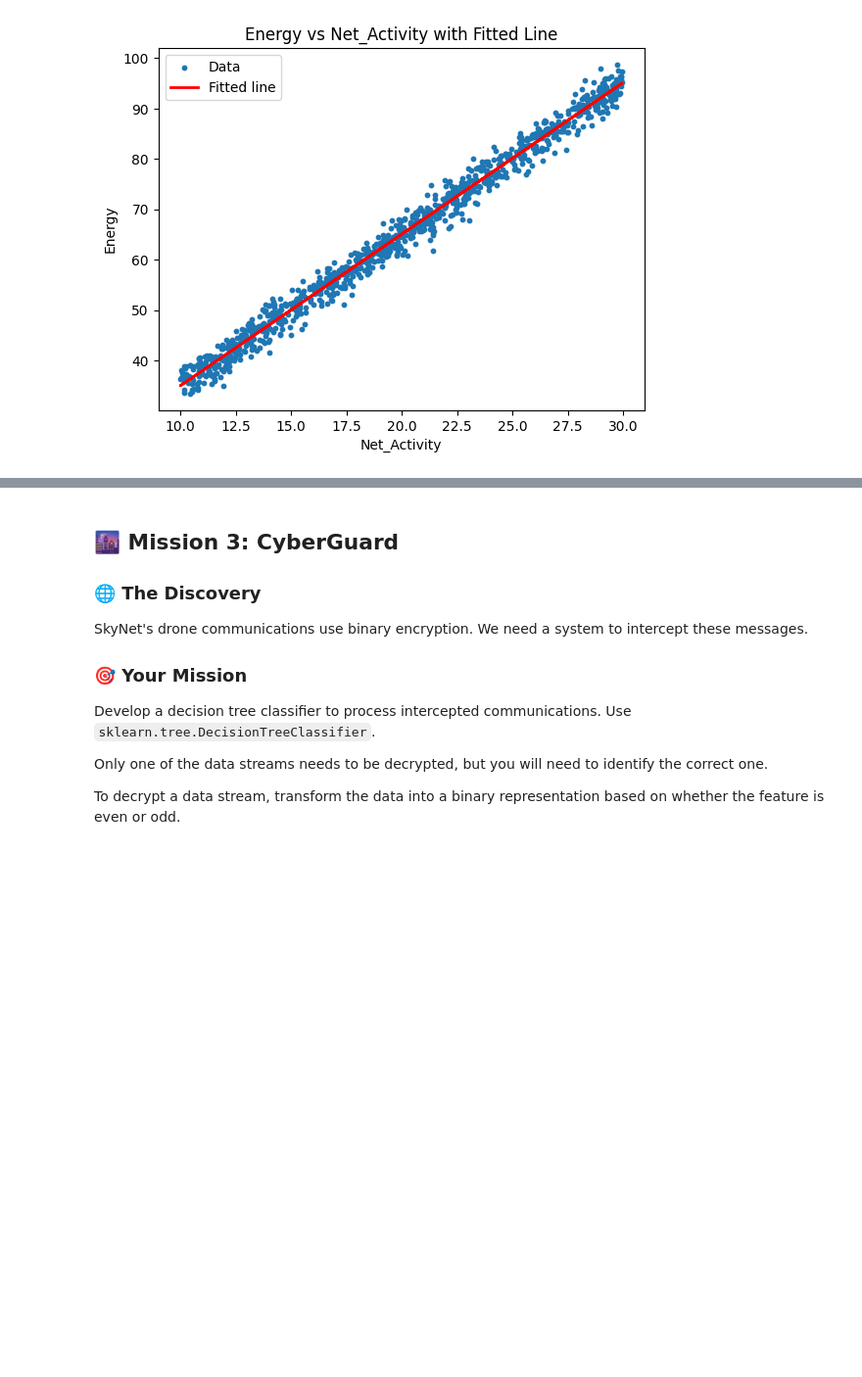
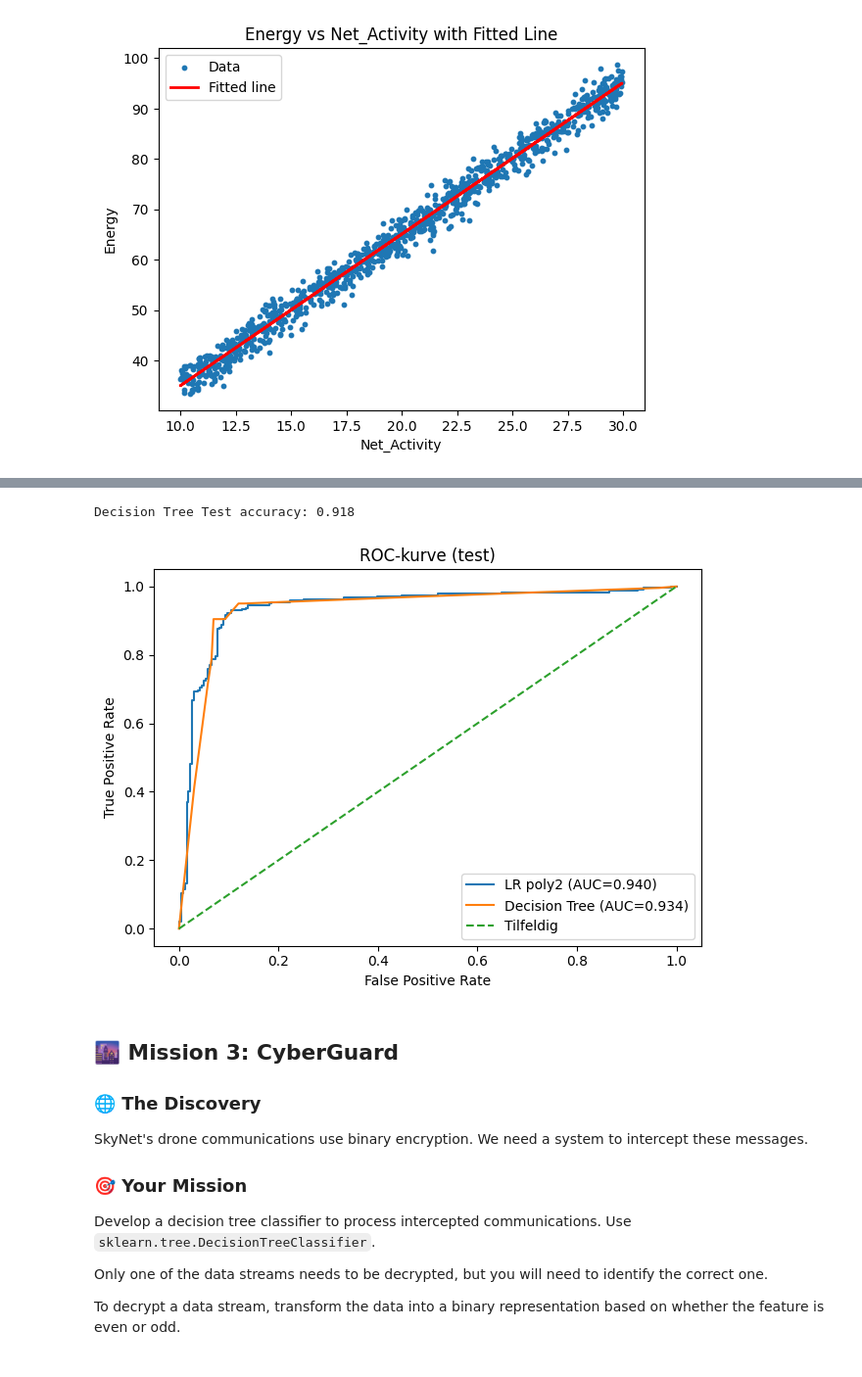
Before and after one commit to vegardaaalbretsen/TDT4172SkyNett, a Jupyter notebook: Chapter_1.ipynb, the cells around one changed output, grey strips where cells are left out. Shown: that part at 98% size. Cells and saved outputs as stored; diff of their text form; code cells hidden in the pictures; blank space fills up the shorter version.

```diff
--- a/Chapter_1.ipynb
+++ b/Chapter_1.ipynb
@@ -183,4 +188,40 @@ print(f"Test accuracy: {acc_test:.3f}")
 Test accuracy: 0.902
+# %%
+from sklearn.tree import DecisionTreeClassifier
+dtc = DecisionTreeClassifier(max_depth=5)
+dtc.fit(train[["x0","x1"]], train["y"])
+dtc_acc = dtc.score(test[["x0","x1"]], test["y"])
+print(f"Decision Tree Test accuracy: {dtc_acc:.3f}")
+# %% [output]
+Decision Tree Test accuracy: 0.918
+# %%
+import matplotlib.pyplot as plt
+from sklearn.metrics import roc_curve, roc_auc_score
+
+# --- logistisk regresjon (poly2) ---
+# p_lr: sannsynligheter fra din trenede LR-modell på poly2-features
+p_lr = model.predict(Xte2, return_proba=True)
+auc_lr = roc_auc_score(y_te, p_lr)
+fpr_lr, tpr_lr, _ = roc_curve(y_te, p_lr)
+
+# --- beslutningstre (trenes på rå [x0,x1]) ---
+p_tree = dtc.predict_proba(X_te)[:, 1]
+auc_tree = roc_auc_score(y_te, p_tree)
+fpr_tr, tpr_tr, _ = roc_curve(y_te, p_tree)
+
+# --- plot ROC ---
+plt.figure()
+plt.plot(fpr_lr, tpr_lr, label=f"LR poly2 (AUC={auc_lr:.3f})")
+plt.plot(fpr_tr, tpr_tr, label=f"Decision Tree (AUC={auc_tree:.3f})")
+plt.plot([0, 1], [0, 1], linestyle="--", label="Tilfeldig")
+plt.xlabel("False Positive Rate")
+plt.ylabel("True Positive Rate")
+plt.title("ROC-kurve (test)")
+plt.legend()
+plt.tight_layout()
+plt.show()
+# %% [output]
+[figure, added]
 # %% [markdown]
 ## 🌆 Mission 3: CyberGuard
 
```
Also changed, not shown: parts of 3 cells of this notebook.
